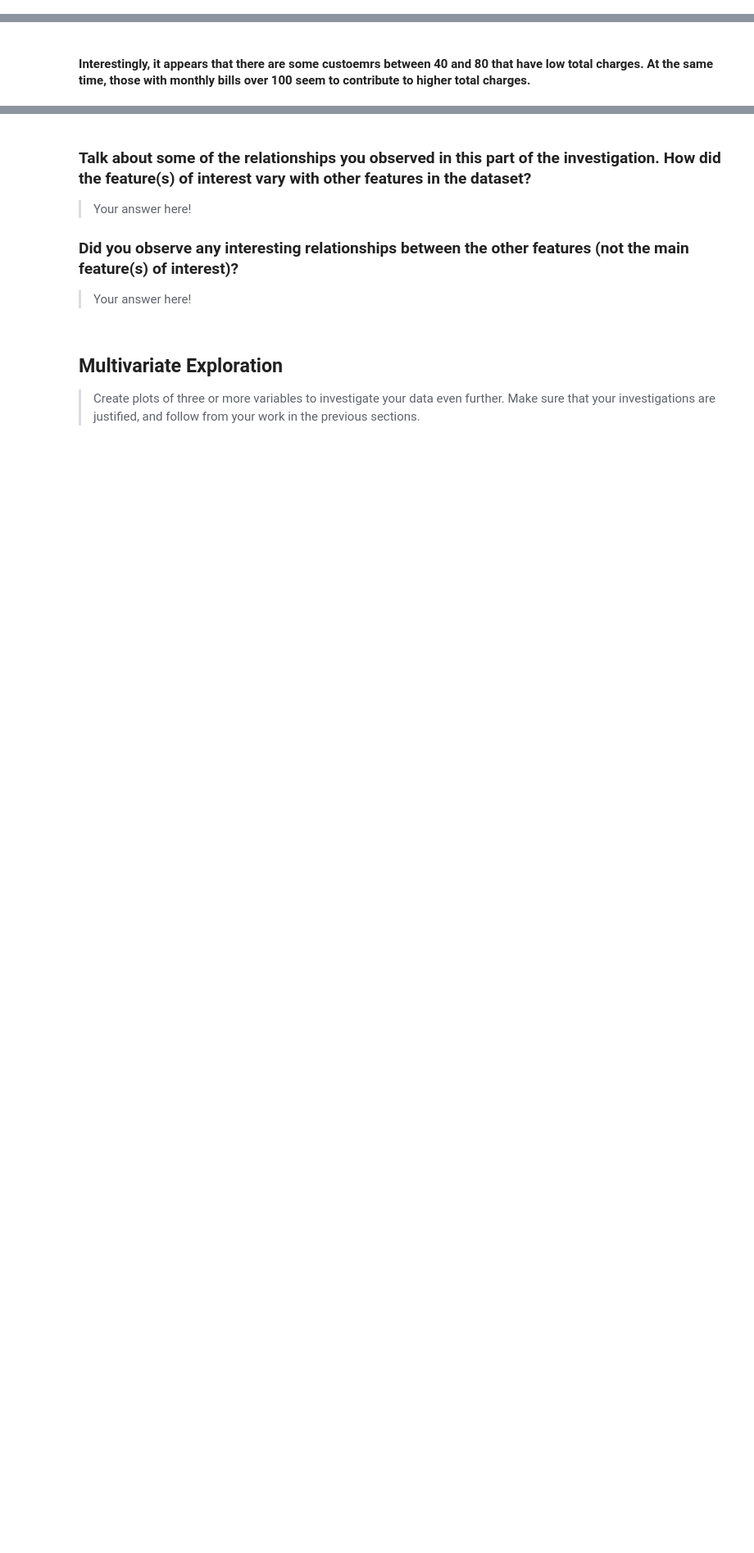
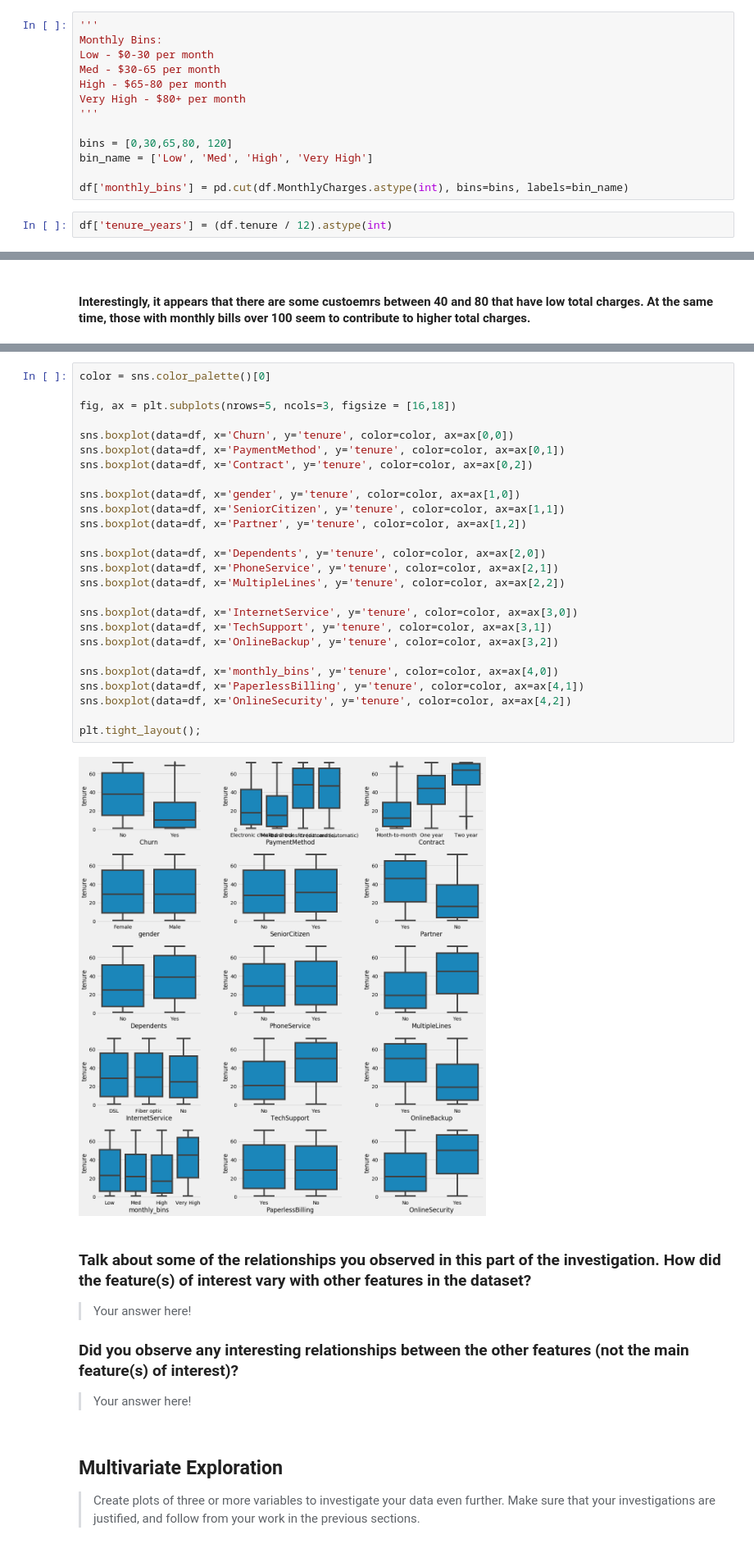
Before and after one commit to ashannon828/communicating_data_findings, a Jupyter notebook: exploration_template.ipynb, the cells around one changed output, grey strips where cells are left out. Shown at 82% size. Drawn from its saved outputs; the diff is of its cells as text; blank space fills up the shorter version.

```diff
--- a/exploration_template.ipynb
+++ b/exploration_template.ipynb
@@ -284,4 +280,19 @@ fashion in the previous section (univariate exploration).
 df.columns
 # %% [output]
 Index(['customerID', 'gender', 'SeniorCitizen', 'Partner', 'Dependents', 'tenure', 'PhoneService', 'MultipleLines', 'InternetService', 'OnlineSecurity', 'OnlineBackup', 'DeviceProtection', 'TechSuppor ...
+# %%
+'''
+Monthly Bins:
+Low - $0-30 per month
+Med - $30-65 per month
+High - $65-80 per month
+Very High - $80+ per month
+'''
+
+bins = [0,30,65,80, 120]
+bin_name = ['Low', 'Med', 'High', 'Very High']
+
+df['monthly_bins'] = pd.cut(df.MonthlyCharges.astype(int), bins=bins, labels=bin_name)
+# %%
+df['tenure_years'] = (df.tenure / 12).astype(int)
 # %%
@@ -315,3 +384,31 @@ plt.title('Monthly Price VS Total Charges');
+# %%
+color = sns.color_palette()[0]
+
+fig, ax = plt.subplots(nrows=5, ncols=3, figsize = [16,18])
+
+sns.boxplot(data=df, x='Churn', y='tenure', color=color, ax=ax[0,0])
+sns.boxplot(data=df, x='PaymentMethod', y='tenure', color=color, ax=ax[0,1])
+sns.boxplot(data=df, x='Contract', y='tenure', color=color, ax=ax[0,2])
+
+sns.boxplot(data=df, x='gender', y='tenure', color=color, ax=ax[1,0])
+sns.boxplot(data=df, x='SeniorCitizen', y='tenure', color=color, ax=ax[1,1])
+sns.boxplot(data=df, x='Partner', y='tenure', color=color, ax=ax[1,2])
+
+sns.boxplot(data=df, x='Dependents', y='tenure', color=color, ax=ax[2,0])
+sns.boxplot(data=df, x='PhoneService', y='tenure', color=color, ax=ax[2,1])
+sns.boxplot(data=df, x='MultipleLines', y='tenure', color=color, ax=ax[2,2])
+
+sns.boxplot(data=df, x='InternetService', y='tenure', color=color, ax=ax[3,0])
+sns.boxplot(data=df, x='TechSupport', y='tenure', color=color, ax=ax[3,1])
+sns.boxplot(data=df, x='OnlineBackup', y='tenure', color=color, ax=ax[3,2])
+
+sns.boxplot(data=df, x='monthly_bins', y='tenure', color=color, ax=ax[4,0])
+sns.boxplot(data=df, x='PaperlessBilling', y='tenure', color=color, ax=ax[4,1])
+sns.boxplot(data=df, x='OnlineSecurity', y='tenure', color=color, ax=ax[4,2])
+
+plt.tight_layout();
+# %% [output]
+[figure, added]
 # %% [markdown]
 ### Talk about some of the relationships you observed in this part of the investigation. How did the feature(s) of interest vary with other features in the dataset?
 
```
Also changed, not shown: parts of 8 cells of this notebook.
